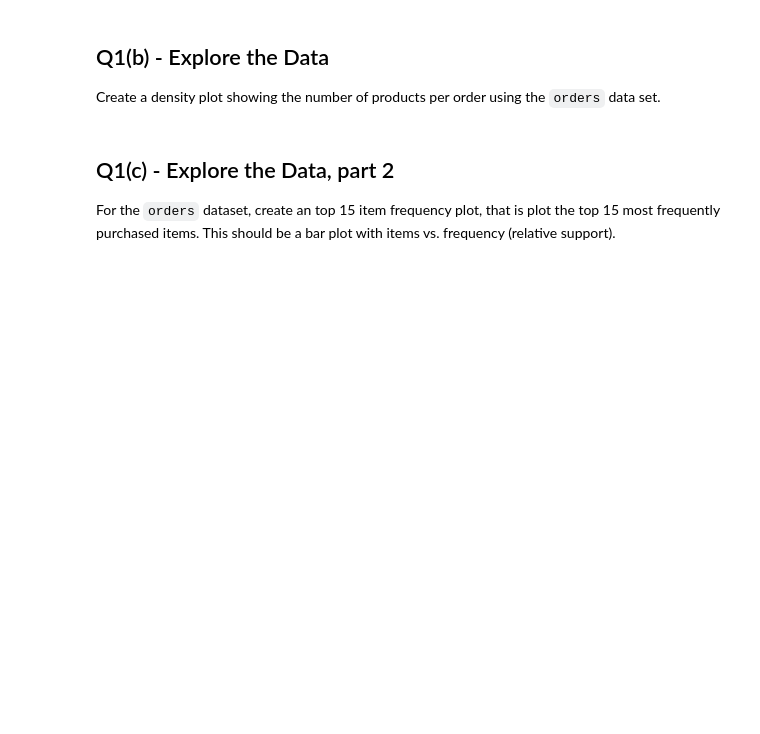
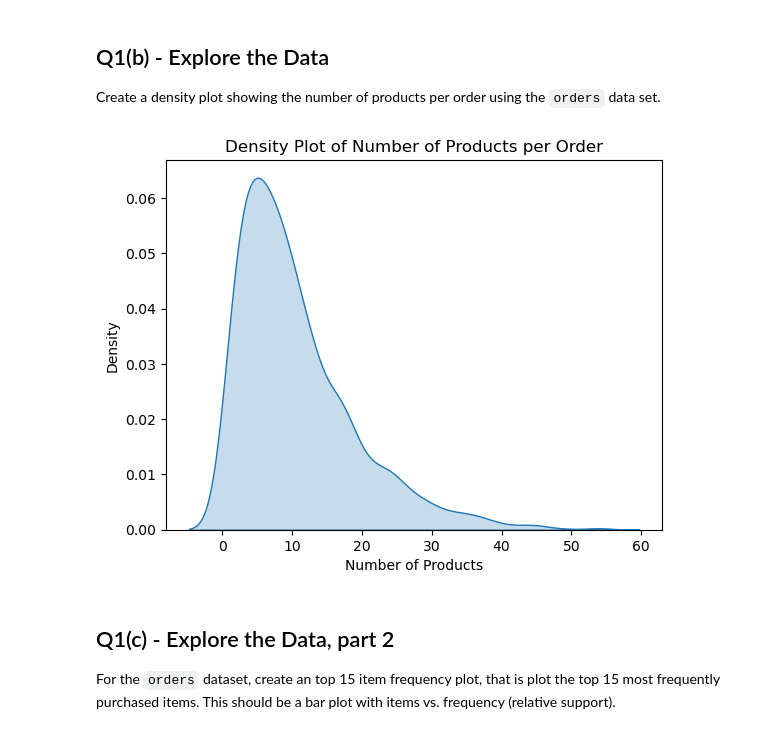
Before and after one commit to Spades5665/MTUClasses, a Jupyter notebook: CS4821-DataMining/a5/a5.ipynb, the cells around one changed output. Drawn from its saved outputs; the diff is of its cells as text; code cells hidden in the pictures; blank space fills up the shorter version.

```diff
--- a/CS4821-DataMining/a5/a5.ipynb
+++ b/CS4821-DataMining/a5/a5.ipynb
@@ -142,23 +142,31 @@ orders = merged_df.pivot(index='order_id', columns='product_name', values='produ
 # Sort columns in alphanumeric order
 orders = orders.reindex(sorted(orders.columns), axis=1)
 
+# Sort rows by order_id
+orders.sort_index(inplace=True)
+
 # Convert entries to boolean (True if purchased, false otherwise)
-orders = orders.astype(bool)
+orders = orders.notnull()
 
+# Capture aspects of the data
 orders_num_rows = orders.shape[0]
 orders_num_cols = orders.shape[1]
-orders_coln_names = orders.columns.tolist()
+orders_col_names = sorted(orders.columns.tolist())
 
-
+# Calculate mean and max number of products per order
 mean_num_prods = orders.sum(axis=1).mean()
 max_num_prods = orders.sum(axis=1).max()
 
+# Save off a slice of the data frame
 orders_small = orders.iloc[:50, :100]
 
-print("Mean number of products per order: ", mean_num_prods)
-print("Max number of projucts per order:  ", max_num_prods)
+# Display the first few rows of the orders DataFrame
+print(orders.head())
 
-# clean up unneeded raw data
+print("Mean number of products per order:", mean_num_prods)
+print("Max number of products per order:", max_num_prods)
+
+# Clean up unneeded raw data
 del prods_orders, prods
 # %% [output]
 product_name  #2 Coffee Filters  0% Fat Free Organic Milk  \
@@ -205,7 +213,17 @@ q1a results:
 
 Create a density plot showing the number of products per order using the `orders` data set.
 # %%
-# Plot the number of products per order
+# Calculate the number of products per order
+num_products_per_order = orders.sum(axis=1)
+
+# Create a density plot
+sns.kdeplot(num_products_per_order, shade=True)
+plt.title('Density Plot of Number of Products per Order')
+plt.xlabel('Number of Products')
+plt.ylabel('Density')
+plt.show()
+# %% [output]
+[figure, added]
 # %% [markdown]
 <!-- END QUESTION -->
 
```
Also changed, not shown: parts of 9 cells of this notebook.
